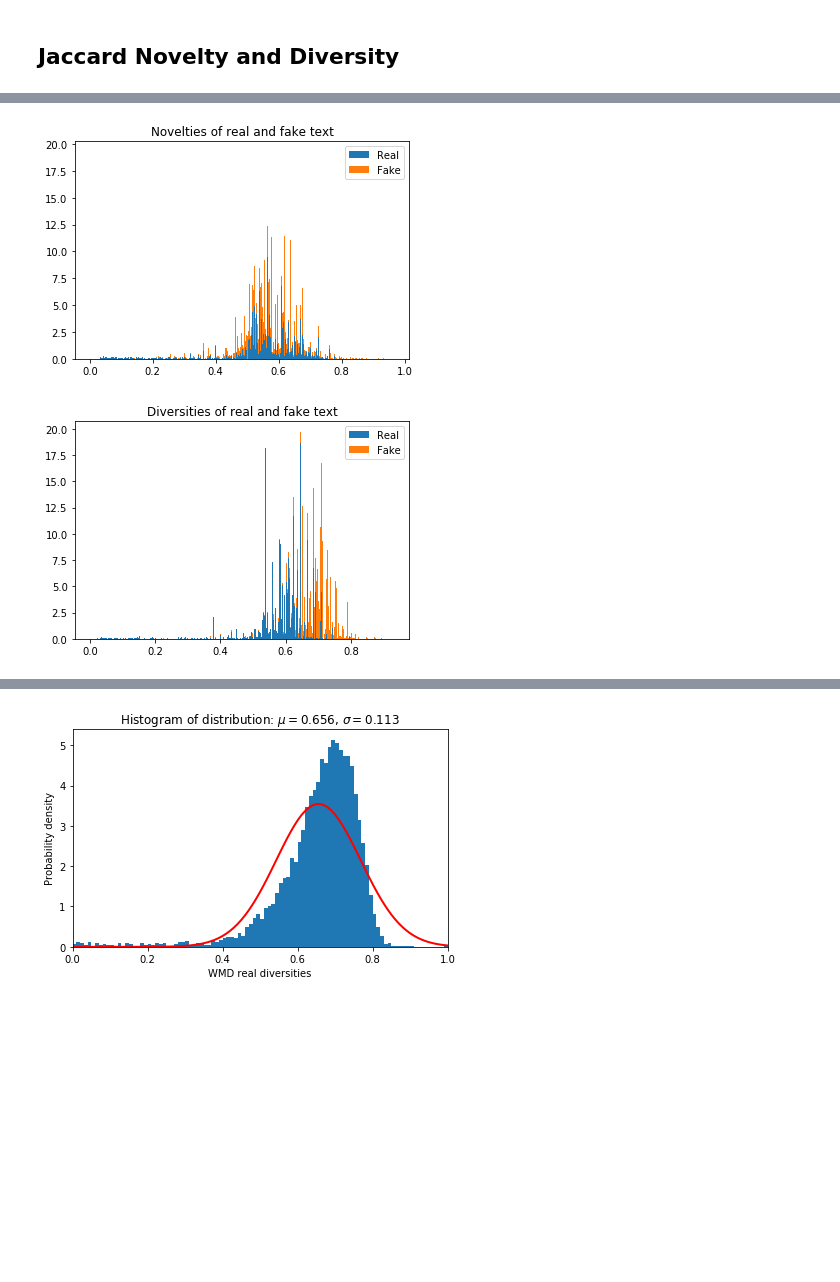
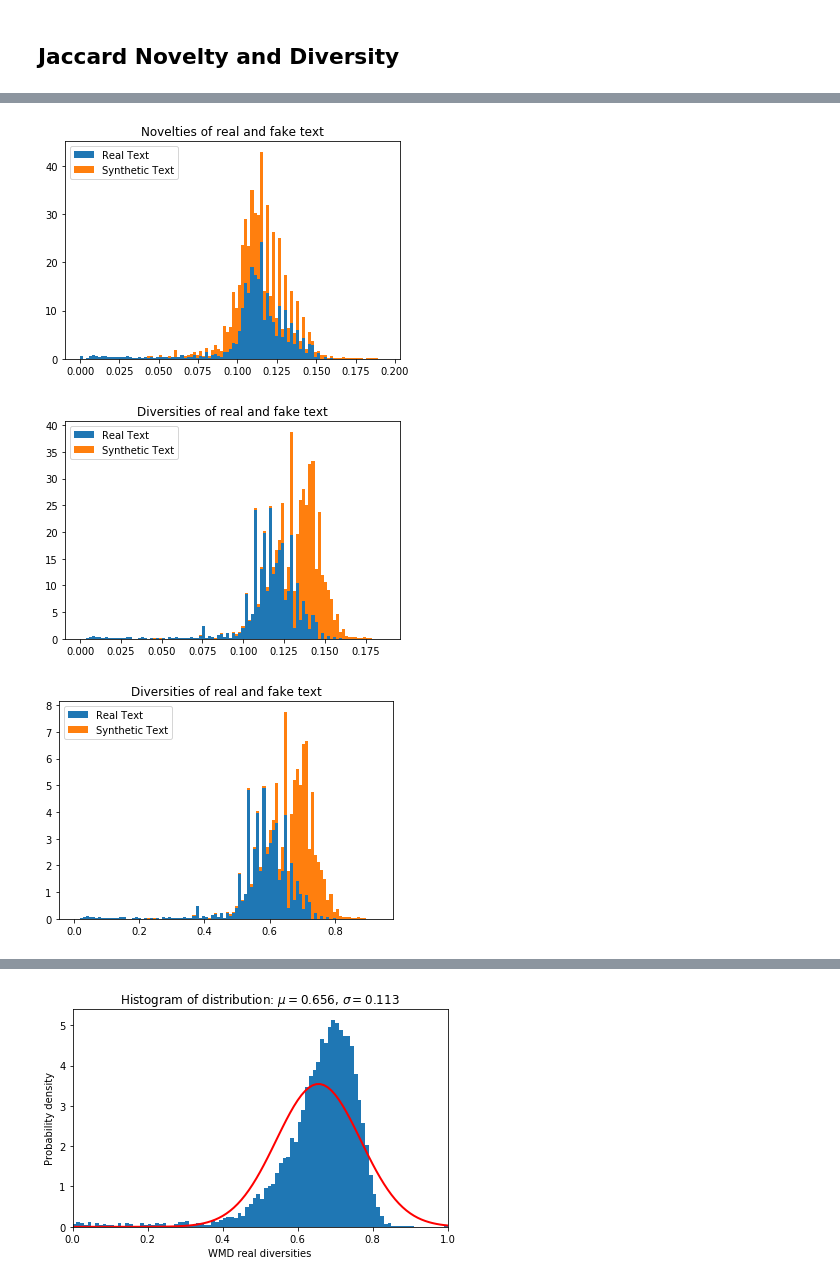
Before and after one commit to debashishc/classification-real-fake-text, a Jupyter notebook: Multimetric analysis.ipynb, the cells around one changed output, grey strips where cells are left out. Cells and saved outputs as stored; diff of their text form; code cells hidden in the pictures; blank space fills up the shorter version.

Commit message:
Update for multimetric plots

```diff
--- a/Multimetric analysis.ipynb
+++ b/Multimetric analysis.ipynb
@@ -150,7 +150,14 @@ fake_data = fake_data[mask]
 def fix(dists):
     return [5*dist for dist in dists]
 
-lev_normed_real_diversities = fix(real_data['diversity'].values)
-lev_normed_real_novelties = fix(real_data['novelty'].values)
-lev_normed_fake_diversities = fix(fake_data['diversity'].values)
-lev_normed_fake_novelties = fix(fake_data['novelty'].values)
+
+lev_normed_real_diversities = (real_data['diversity'].values)
+lev_normed_real_novelties = (real_data['novelty'].values)
+lev_normed_fake_diversities = (fake_data['diversity'].values)
+lev_normed_fake_novelties = (fake_data['novelty'].values)
+
+
+lev_normed_real_diversities1 = fix(real_data['diversity'].values)
+lev_normed_real_novelties1 = fix(real_data['novelty'].values)
+lev_normed_fake_diversities1 = fix(fake_data['diversity'].values)
+lev_normed_fake_novelties1 = fix(fake_data['novelty'].values)
@@ -218,9 +235,9 @@ get_scatter_plot(wmd_normed_fake_diversities, wmd_normed_fake_novelties, wmd_nor
 # %%
 def stacked_hist(data, name):
-    n_bins=500
-    colors = ["Real", "Fake"]
+    n_bins=100
+    colors = ["Real Text", "Synthetic Text"]
     plt.hist(data, n_bins, density=1, histtype='bar', stacked=True, label=colors)
-    plt.legend(loc="upper right")
+    plt.legend(loc="upper left")
     plt.title(name)
     plt.show()
 
@@ -228,7 +245,7 @@ def _stacked_hist(data):
     n_bins=1000
     colors = ["Real", "Fake"]
     plt.hist(data, n_bins, density=1, histtype='bar', stacked=True, label=colors)
-    plt.legend(loc="upper right")
+    plt.legend(loc="upper left")
 #     plt.title(name)
     plt.show()
 
@@ -259,14 +276,21 @@ stacked_hist(jac_divs, "Diversities of real and fake text")
 # %%
 # Novelties of real and fake text using levenshtein metric
 lev_novs = combine_real_fake(lev_normed_real_novelties, lev_normed_fake_novelties)
+lev_novs1 = combine_real_fake(lev_normed_real_novelties1, lev_normed_fake_novelties1)
+
 stacked_hist(lev_novs, "Novelties of real and fake text")
 
 # Diversities of real and fake text using levenshtein metric
 lev_divs = combine_real_fake(lev_normed_real_diversities, lev_normed_fake_diversities)
 stacked_hist(lev_divs, "Diversities of real and fake text")
+
+# Diversities of real and fake text using levenshtein metric
+lev_divs1 = combine_real_fake(lev_normed_real_diversities1, lev_normed_fake_diversities1)
+stacked_hist(lev_divs1, "Diversities of real and fake text")
 # %% [output]
-[figure, old version]
+[figure, new version]
-[figure, old version]
+[figure, new version]
+[figure, added]
 # %%
 # Novelties of real and fake text using WMD metric
 wmd_novs = combine_real_fake(wmd_normed_real_novelties, wmd_normed_fake_novelties)
```
Also changed, not shown: parts of 13 cells of this notebook, 1 other file.
